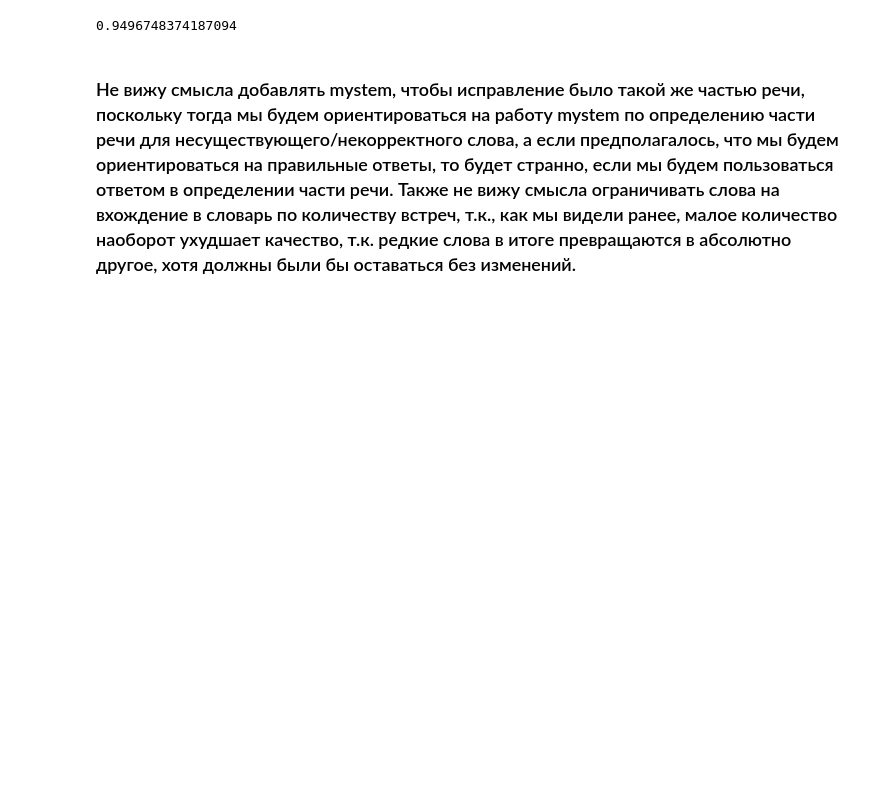
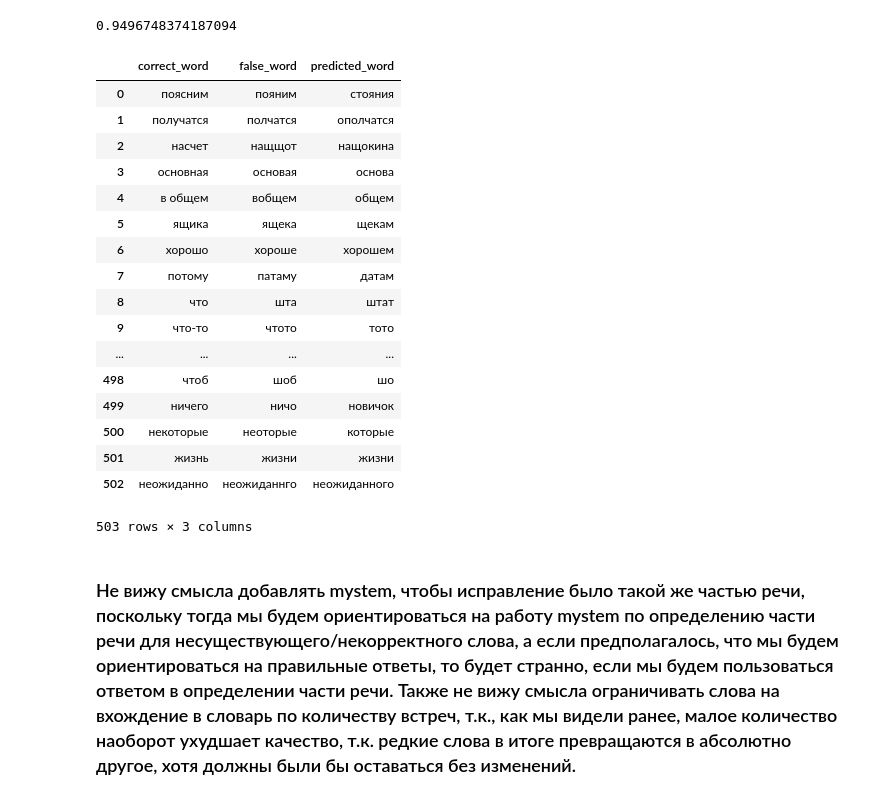
Before and after one commit to ldsad7/CompLinguistics, a Jupyter notebook: HW2(NLP)/spellcheck.ipynb, the cells around one changed output. Saved outputs shown, nothing was run; the diff lists cells and outputs as text; code cells hidden in the pictures; blank space fills up the shorter version.

```diff
--- a/HW2(NLP)/spellcheck.ipynb
+++ b/HW2(NLP)/spellcheck.ipynb
@@ -786,8 +786,29 @@ print(correct / total)
 # %% [output]
 0.9496748374187094
 # %%
+# довольно естественные ошибки, хотя кое-где и довольно некорректно.
+labels = "correct_word false_word predicted_word".split()
 df = pd.DataFrame.from_records(incorrect, columns=labels)
 df
+# %% [output]
+|  | correct_word | false_word | predicted_word |
+| 0 | поясним | пояним | стояния |
+| 1 | получатся | полчатся | ополчатся |
+| 2 | насчет | нащщот | нащокина |
+| 3 | основная | основая | основа |
+| 4 | в общем | вобщем | общем |
+| 5 | ящика | ящека | щекам |
+| 6 | хорошо | хороше | хорошем |
+| 7 | потому | патаму | датам |
+| 8 | что | шта | штат |
+| 9 | что-то | чтото | тото |
+| ... | ... | ... | ... |
+| 498 | чтоб | шоб | шо |
+| 499 | ничего | ничо | новичок |
+| 500 | некоторые | неоторые | которые |
+| 501 | жизнь | жизни | жизни |
+| 502 | неожиданно | неожиданнго | неожиданного |
+503 rows × 3 columns
 # %% [markdown]
 ### Не вижу смысла добавлять mystem, чтобы исправление было такой же частью речи, поскольку тогда мы будем ориентироваться на работу mystem по определению части речи для несуществующего/некорректного слова, а если предполагалось, что мы будем ориентироваться на правильные ответы, то будет странно, если мы будем пользоваться ответом в определении части речи. Также не вижу смысла ограничивать слова на вхождение в словарь по количеству встреч, т.к., как мы видели ранее, малое количество наоборот ухудшает качество, т.к. редкие слова в итоге превращаются в абсолютно другое, хотя должны были бы оставаться без изменений.
 # %% [markdown]
```
